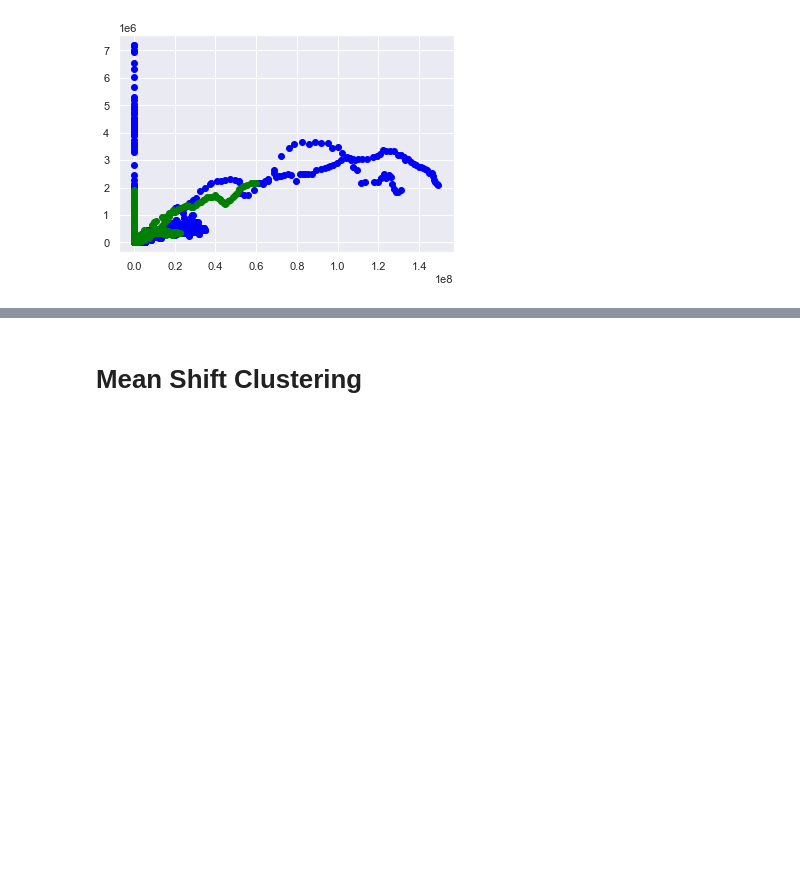
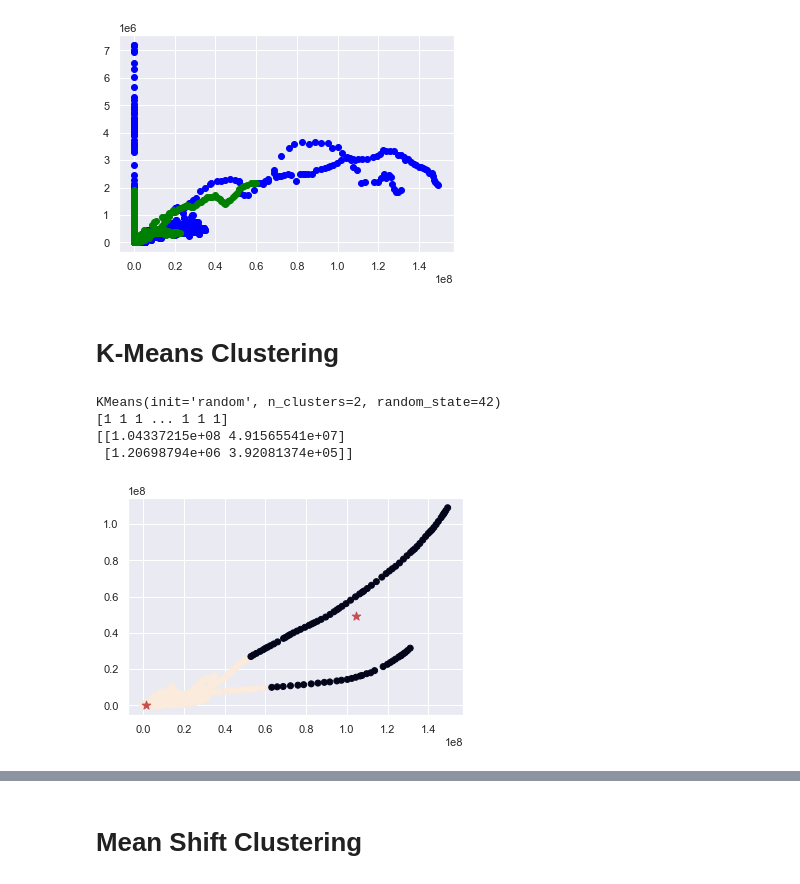
Before and after one commit to martian0718/covid-19-vaccine, a Jupyter notebook: main.ipynb, the cells around one changed output, grey strips where cells are left out. Saved outputs shown, nothing was run; the diff lists cells and outputs as text; code cells hidden in the pictures; blank space fills up the shorter version.

Commit message:
KMeans, Mini Batch, and Logistic Regression added

```diff
--- a/main.ipynb
+++ b/main.ipynb
@@ -280,3 +280,44 @@ for k in range(2):
 plt.show()
 # %% [output]
 [figure]
+# %% [markdown]
+# K-Means Clustering
+# %%
+from sklearn.cluster import KMeans
+from numpy import unique
+from numpy import where
+
+dropDupdf = df
+dropDupdf.drop_duplicates(inplace=True)
+people_vacc = dropDupdf['people_vaccinated']
+fully_vacc = dropDupdf['people_fully_vaccinated']
+
+x2 = np.array(people_vacc).reshape(-1,1)
+feats = [people_vacc, fully_vacc]
+feats = np.array(feats)
+feats = feats.T
+
+#KMeans
+KMeansClustering = KMeans(init = "random",n_clusters=2, n_init=10, random_state =42)
+KMeansClustering.fit(feats)
+
+plt.show()
+
+print(KMeansClustering)
+yhat = KMeansClustering.predict(feats)
+print(yhat)
+labels = KMeansClustering.labels_
+clusters = KMeansClustering.cluster_centers_
+print(clusters)
+
+#clustering
+plt.scatter(feats[:,0], feats[:,1], c=labels)
+plt.scatter(clusters[:,0],clusters[:,1],marker='*',color='r',s=80)
+
+plt.show()
+# %% [output]
+KMeans(init='random', n_clusters=2, random_state=42)
+[1 1 1 ... 1 1 1]
+[[1.04337215e+08 4.91565541e+07]
+ [1.20698794e+06 3.92081374e+05]]
+[figure, added]
```
Also changed, not shown: parts of 8 cells of this notebook.
